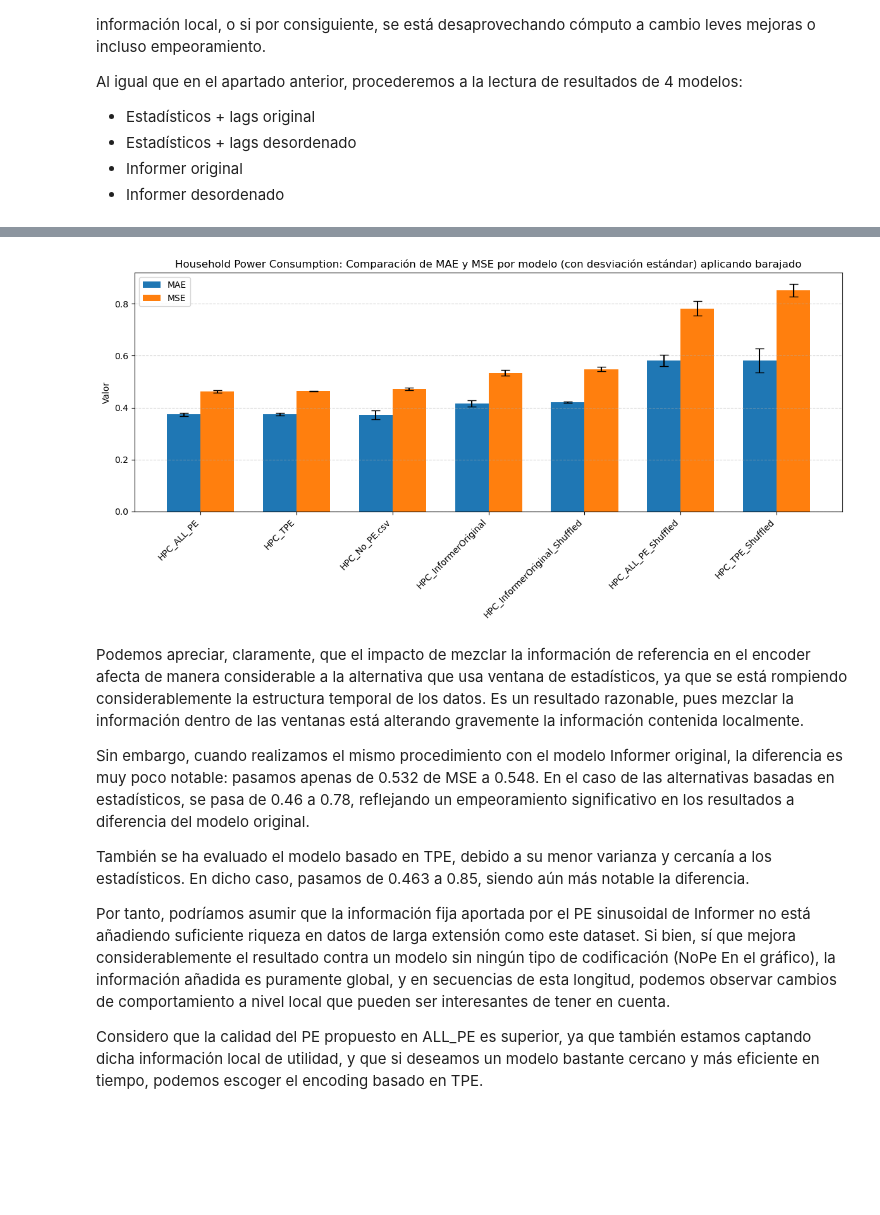
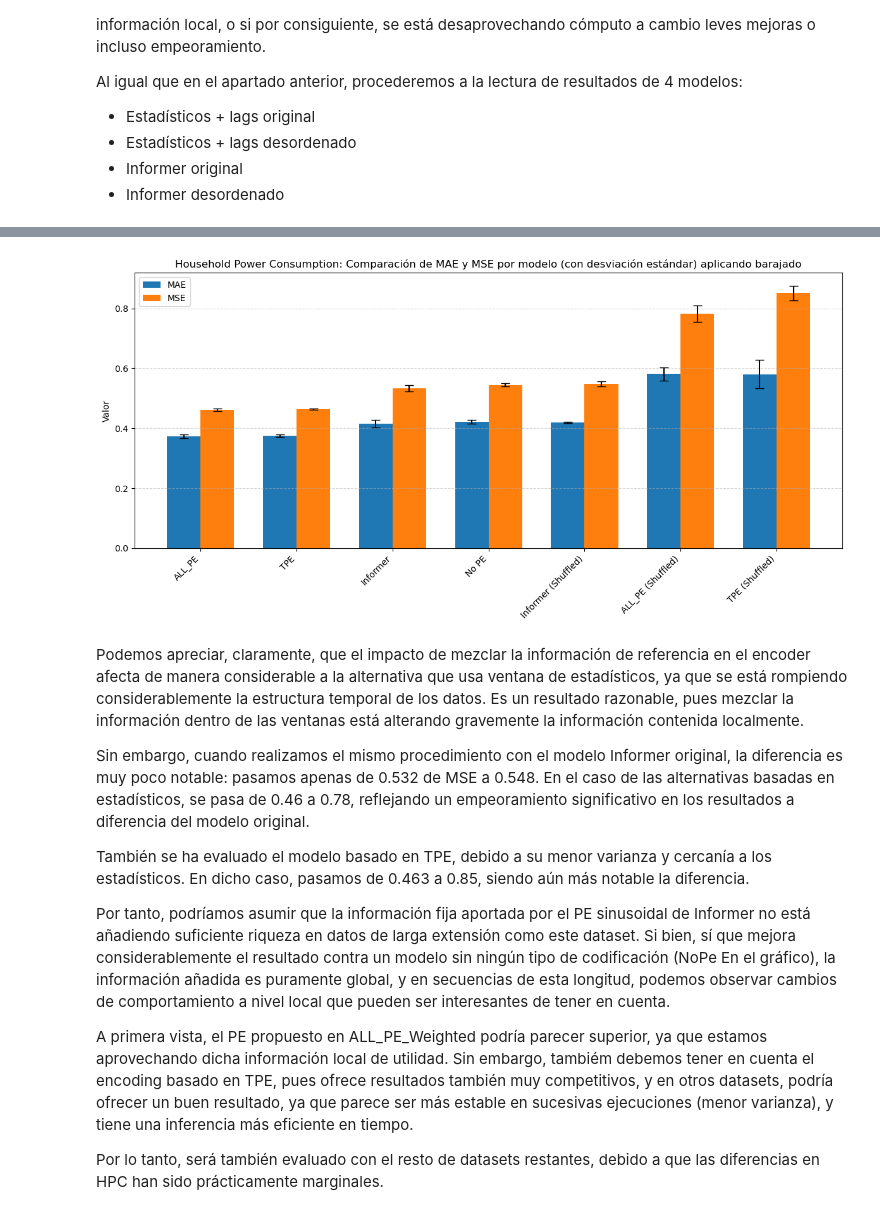
Before and after one commit to hexecoded/TFM, a Jupyter notebook: Experimentos/ResultadosNGPU.ipynb, the cells around one changed output, grey strips where cells are left out. Cells and saved outputs as stored; diff of their text form; code cells hidden in the pictures; blank space fills up the shorter version.

Commit message:
Experimentación: añadida STD a modelos faltantes y finalizada revisión para HPC

```diff
--- a/Experimentos/ResultadosNGPU.ipynb
+++ b/Experimentos/ResultadosNGPU.ipynb
@@ -32,20 +32,21 @@ import pandas as pd
 # Ficheros con sus nombres de modelo
 model_files = {
     "All_PE_Weighted": "HPC_ALL_PE_v2.csv",
-    "ALL_PE_NoNorm": "HPC_ALL_PE_v2_NoNorm.csv",
-    "Informer_Original": "metricas_InformerVanilla_hpc_informer_informer_HPCm_ftM_sl180_ll60_pl60_win60_dm512_nh8_el2_dl1_df2048_atfull_fc5_ebtimeF_dtTrue_mxTrue_test_hpc_informer.csv",
+    "No PE": "HPC_No_PE.csv",
+    "ALL_PE_Weighted (No Norm)": "HPC_ALL_PE_v2_NoNorm.csv",
+    "Informer": "metricas_InformerVanilla_hpc_informer_informer_HPCm_ftM_sl180_ll60_pl60_win60_dm512_nh8_el2_dl1_df2048_atfull_fc5_ebtimeF_dtTrue_mxTrue_test_hpc_informer.csv",
     "SPE": "HPC_SPE.csv",
-    "SPE_All_PE": "HPC_SPE_ALL.csv",
-    "Ventana_Stats": "metricas_InformerVanilla_stats_informer_HPCm_ftM_sl180_ll60_pl60_win60_dm512_nh8_el2_dl1_df2048_atfull_fc5_ebtimeF_dtTrue_mxTrue_test_stats.csv",
+    "SPE + All_PE": "HPC_SPE_ALL.csv",
+    "Ventana (Stats)": "metricas_InformerVanilla_stats_informer_HPCm_ftM_sl180_ll60_pl60_win60_dm512_nh8_el2_dl1_df2048_atfull_fc5_ebtimeF_dtTrue_mxTrue_test_stats.csv",
     "TPE": "metricas_InformerVanilla_tpe_weighted_informer_HPCm_ftM_sl180_ll60_pl60_win60_dm512_nh8_el2_dl1_df2048_atfull_fc5_ebtimeF_dtTrue_mxTrue_test_tpe_weighted.csv",
-    "Ventana_Stats_Lags": "HPC_Ventana_Lags.csv"
+    "Ventana (Stats + Lags)": "HPC_Ventana_Lags.csv"
 }
 
 dfs = []
 
 for model_name, file_path in model_files.items():
     df = pd.read_csv(file_path)
-    #print(file_path)
+    # print(file_path)
     df['Modelo'] = model_name  # Añadir columna del modelo
 
     # Pivotar valores de Mean y STD
@@ -148,24 +150,20 @@ Al igual que en el apartado anterior, procederemos a la lectura de resultados de
 # %%
 # Ficheros con sus nombres de modelo
 model_files = {
-    "HPC_ALL_PE": "HPC_ALL_PE_v2.csv",
-    "HPC_ALL_PE_Shuffled": "HPC_ALL_PE_v2_Shuffled.csv",
-    "HPC_InformerOriginal": "metricas_InformerVanilla_hpc_informer_informer_HPCm_ftM_sl180_ll60_pl60_win60_dm512_nh8_el2_dl1_df2048_atfull_fc5_ebtimeF_dtTrue_mxTrue_test_hpc_informer.csv",
-    "HPC_InformerOriginal_Shuffled": "metricas_InformerVanilla_hpc_informer_shuffled_informer_HPCm_ftM_sl180_ll60_pl60_win60_dm512_nh8_el2_dl1_df2048_atfull_fc5_ebtimeF_dtTrue_mxTrue_test_hpc_informer_shuffled.csv",
-    "HPC_No_PE.csv": "HPC_No_PE.csv",
-    #"HPC_Ventana_Stats_Shuffled.csv": "metricas_InformerVanilla_shuffled_lags_stats_informer_HPCm_ftM_sl180_ll60_pl60_win60_dm512_nh8_el2_dl1_df2048_atfull_fc5_ebtimeF_dtTrue_mxTrue_test_shuffled_lags_stats.csv",
-    #"HPC_Ventana_Stats": "metricas_InformerVanilla_stats_informer_HPCm_ftM_sl180_ll60_pl60_win60_dm512_nh8_el2_dl1_df2048_atfull_fc5_ebtimeF_dtTrue_mxTrue_test_stats.csv",
-    "HPC_TPE": "metricas_InformerVanilla_tpe_weighted_informer_HPCm_ftM_sl180_ll60_pl60_win60_dm512_nh8_el2_dl1_df2048_atfull_fc5_ebtimeF_dtTrue_mxTrue_test_tpe_weighted.csv",
-    "HPC_TPE_Shuffled": "metricas_InformerVanilla_tpe_weighted_shuffled_informer_HPCm_ftM_sl180_ll60_pl60_win60_dm512_nh8_el2_dl1_df2048_atfull_fc5_ebtimeF_dtTrue_mxTrue_test_tpe_weighted_shuffled.csv"
-
-
+    "ALL_PE": "HPC_ALL_PE_v2.csv",
+    "ALL_PE (Shuffled)": "HPC_ALL_PE_v2_Shuffled.csv",
+    "Informer": "metricas_InformerVanilla_hpc_informer_informer_HPCm_ftM_sl180_ll60_pl60_win60_dm512_nh8_el2_dl1_df2048_atfull_fc5_ebtimeF_dtTrue_mxTrue_test_hpc_informer.csv",
+    "Informer (Shuffled)": "metricas_InformerVanilla_hpc_informer_shuffled_informer_HPCm_ftM_sl180_ll60_pl60_win60_dm512_nh8_el2_dl1_df2048_atfull_fc5_ebtimeF_dtTrue_mxTrue_test_hpc_informer_shuffled.csv",
+    "No PE": "HPC_No_PE.csv",
+    "TPE": "metricas_InformerVanilla_tpe_weighted_informer_HPCm_ftM_sl180_ll60_pl60_win60_dm512_nh8_el2_dl1_df2048_atfull_fc5_ebtimeF_dtTrue_mxTrue_test_tpe_weighted.csv",
+    "TPE (Shuffled)": "metricas_InformerVanilla_tpe_weighted_shuffled_informer_HPCm_ftM_sl180_ll60_pl60_win60_dm512_nh8_el2_dl1_df2048_atfull_fc5_ebtimeF_dtTrue_mxTrue_test_tpe_weighted_shuffled.csv"
 }
 
 dfs = []
 
 for model_name, file_path in model_files.items():
     df = pd.read_csv(file_path)
-    print(file_path)
+    #print(file_path)
     df['Modelo'] = model_name  # Añadir columna del modelo
 
     # Pivotar valores de Mean y STD
@@ -223,38 +214,36 @@ df_plot['MSE_STD'] = df_plot['MSE_STD'].fillna(0)
 x = df_plot['Modelo']
 x_pos = np.arange(len(x))
 width = 0.35  # ancho de las barras
 
 # Crear las barras con barras de error
 fig, ax = plt.subplots(figsize=(12, 6))
 
 # Barras para MAE
 ax.bar(x_pos - width / 2,
        df_plot['MAE_Mean'],
        width=width,
        yerr=df_plot['MAE_STD'],
        capsize=5,
        label='MAE')
 
 # Barras para MSE
 ax.bar(x_pos + width / 2,
        df_plot['MSE_Mean'],
        width=width,
        yerr=df_plot['MSE_STD'],
        capsize=5,
        label='MSE')
+, y que si deseamos un modelo bastante cercano y más eficiente en tiempo, podemos escoger el encoding basado en TPE.
 
-# Etiquetas y leyenda
-ax.set_xticks(x_pos)
-ax.set_xticklabels(x, rotation=45, ha='right')
-ax.set_ylabel('Valor')
+
 ax.set_title('Household Power Consumption: Comparación de MAE y MSE por modelo (con desviación estándar) aplicando barajado')
 ax.legend()
 ax.grid(True, axis='y', linestyle='--', alpha=0.5)
 
 plt.tight_layout()
 plt.show()
 # %% [output]
-[figure, old version]
+[figure, new version]
 # %% [markdown]
 Podemos apreciar, claramente, que el impacto de mezclar la información de referencia en el encoder afecta de manera considerable a la alternativa que usa ventana de estadísticos, ya que se está rompiendo considerablemente la estructura temporal de los datos. Es un resultado razonable, pues mezclar la información dentro de las ventanas está alterando gravemente la información contenida localmente.
 
@@ -264,4 +253,6 @@ También se ha evaluado el modelo basado en TPE, debido a su menor varianza y ce
 
 Por tanto, podríamos asumir que la información fija aportada por el PE sinusoidal de Informer no está añadiendo suficiente riqueza en datos de larga extensión como este dataset. Si bien, sí que mejora considerablemente el resultado contra un modelo sin ningún tipo de codificación (NoPe En el gráfico), la información añadida es puramente global, y en secuencias de esta longitud, podemos observar cambios de comportamiento a nivel local que pueden ser interesantes de tener en cuenta.
 
-Considero que la calidad del PE propuesto en ALL_PE es superior, ya que también estamos captando dicha información local de utilidad, y que si deseamos un modelo bastante cercano y más eficiente en tiempo, podemos escoger el encoding basado en TPE.
+A primera vista, el PE propuesto en ALL_PE_Weighted podría parecer superior, ya que estamos aprovechando dicha información local de utilidad. Sin embargo, tambiém debemos tener en cuenta el encoding basado en TPE, pues ofrece resultados también muy competitivos, y en otros datasets, podría ofrecer un buen resultado, ya que parece ser más estable en sucesivas ejecuciones (menor varianza), y tiene una inferencia más eficiente en tiempo.
+
+Por lo tanto, será también evaluado con el resto de datasets restantes, debido a que las diferencias en HPC han sido prácticamente marginales.
```
Also changed, not shown: parts of 3 cells of this notebook, 4 other files.
